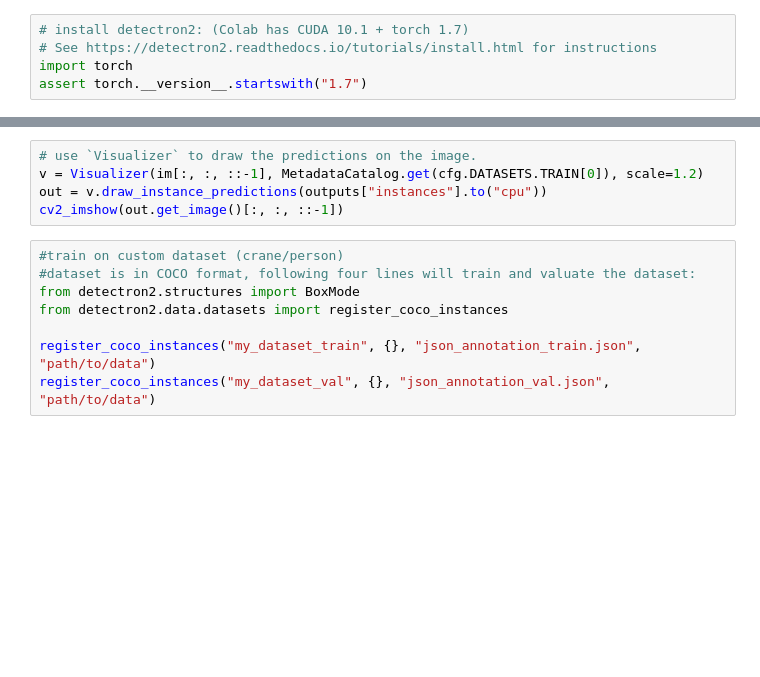
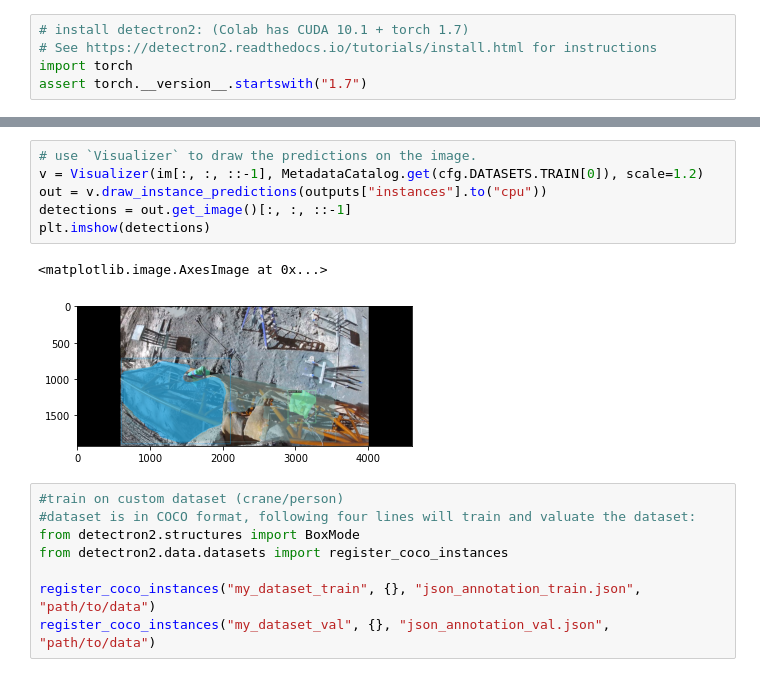
Before and after one commit to lsalg/fallshadow-detection, a Jupyter notebook: src/crane_safety_detection.ipynb, the cells around one changed output, grey strips where cells are left out. Saved outputs shown, nothing was run; the diff lists cells and outputs as text; blank space fills up the shorter version.

```diff
--- a/src/crane_safety_detection.ipynb
+++ b/src/crane_safety_detection.ipynb
@@ -58,8 +101,12 @@ print(outputs["instances"].pred_boxes)
 # %%
 # use `Visualizer` to draw the predictions on the image.
 v = Visualizer(im[:, :, ::-1], MetadataCatalog.get(cfg.DATASETS.TRAIN[0]), scale=1.2)
 out = v.draw_instance_predictions(outputs["instances"].to("cpu"))
-cv2_imshow(out.get_image()[:, :, ::-1])
+detections = out.get_image()[:, :, ::-1]
+plt.imshow(detections)
+# %% [output]
+<matplotlib.image.AxesImage at 0x...>
+[figure, added]
 # %%
 #train on custom dataset (crane/person)
 #dataset is in COCO format, following four lines will train and valuate the dataset:
```
Also changed, not shown: parts of 7 cells of this notebook, 2 other files.
